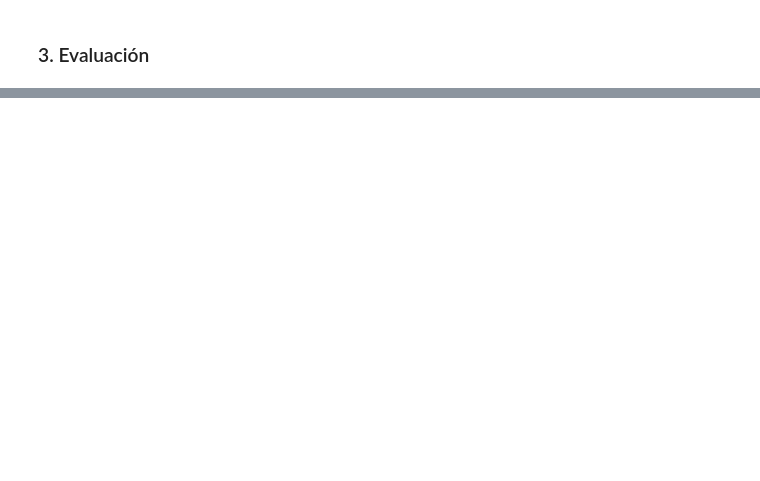
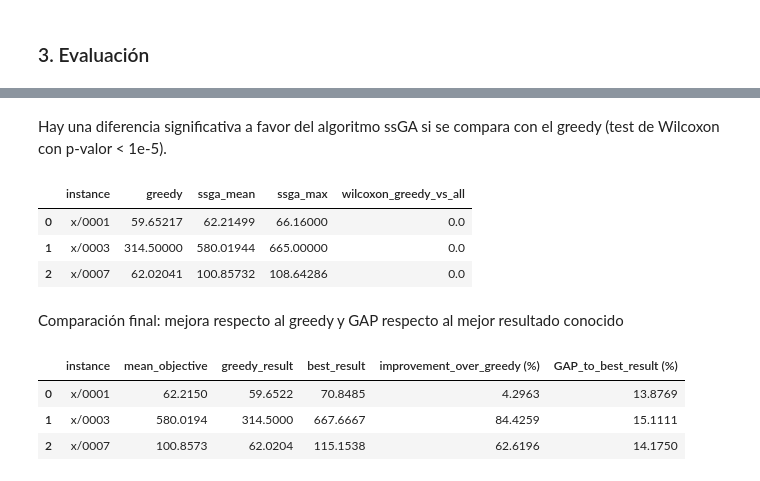
Before and after one commit to marcoZunino/AlgoritmosEvolutivos-challenge-sbpo-2025, a Jupyter notebook: experimental_results.ipynb, the cells around one changed output, grey strips where cells are left out. Drawn from its saved outputs; the diff is of its cells as text; code cells hidden in the pictures; blank space fills up the shorter version.

Commit message:
final comparison

```diff
--- a/experimental_results.ipynb
+++ b/experimental_results.ipynb
@@ -424,2 +433,20 @@ for exp in experiments[batch_name]:
+# %% [markdown]
+Hay una diferencia significativa a favor del algoritmo ssGA si se compara con el greedy (test de Wilcoxon con p-valor < 1e-5).
+# %%
+wilcoxon_greedy_vs_ssga(experiments[batch_name]).round(5)
+# %% [output]
+|  | instance | greedy | ssga_mean | ssga_max | wilcoxon_greedy_vs_all |
+| 0 | x/0001 | 59.65217 | 62.21499 | 66.16000 | 0.0 |
+| 1 | x/0003 | 314.50000 | 580.01944 | 665.00000 | 0.0 |
+| 2 | x/0007 | 62.02041 | 100.85732 | 108.64286 | 0.0 |
+# %% [markdown]
+Comparación final: mejora respecto al greedy y GAP respecto al mejor resultado conocido
+# %%
+display_comparison_greedy_best_ssga(experiments[batch_name])
+# %% [output]
+|  | instance | mean_objective | greedy_result | best_result | improvement_over_greedy (%) | GAP_to_best_result (%) |
+| 0 | x/0001 | 62.2150 | 59.6522 | 70.8485 | 4.2963 | 13.8769 |
+| 1 | x/0003 | 580.0194 | 314.5000 | 667.6667 | 84.4259 | 15.1111 |
+| 2 | x/0007 | 100.8573 | 62.0204 | 115.1538 | 62.6196 | 14.1750 |
 # %% [markdown]
 <!-- ## Análisis comparativo -->
```
Also changed, not shown: parts of 4 cells of this notebook, 2 other files.
